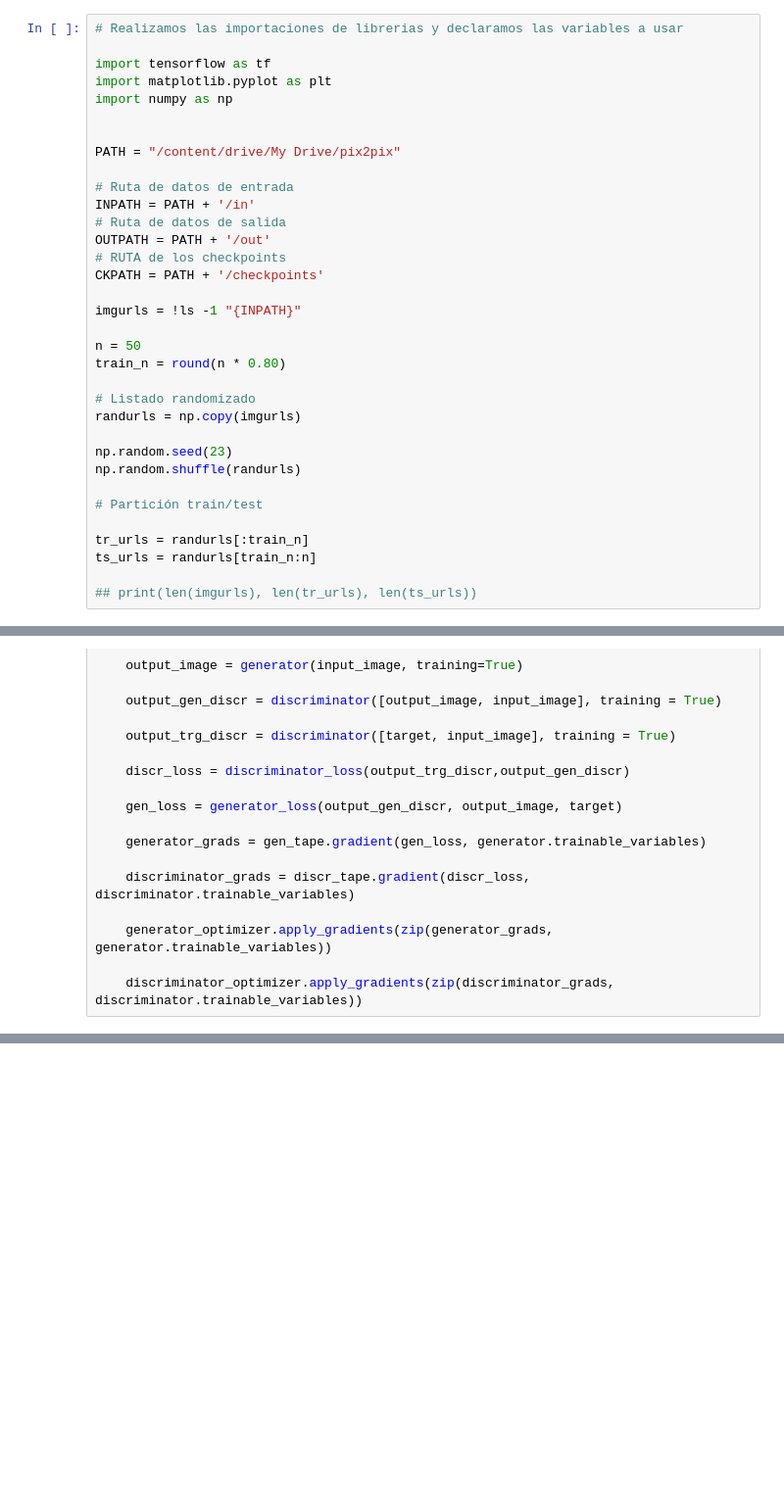
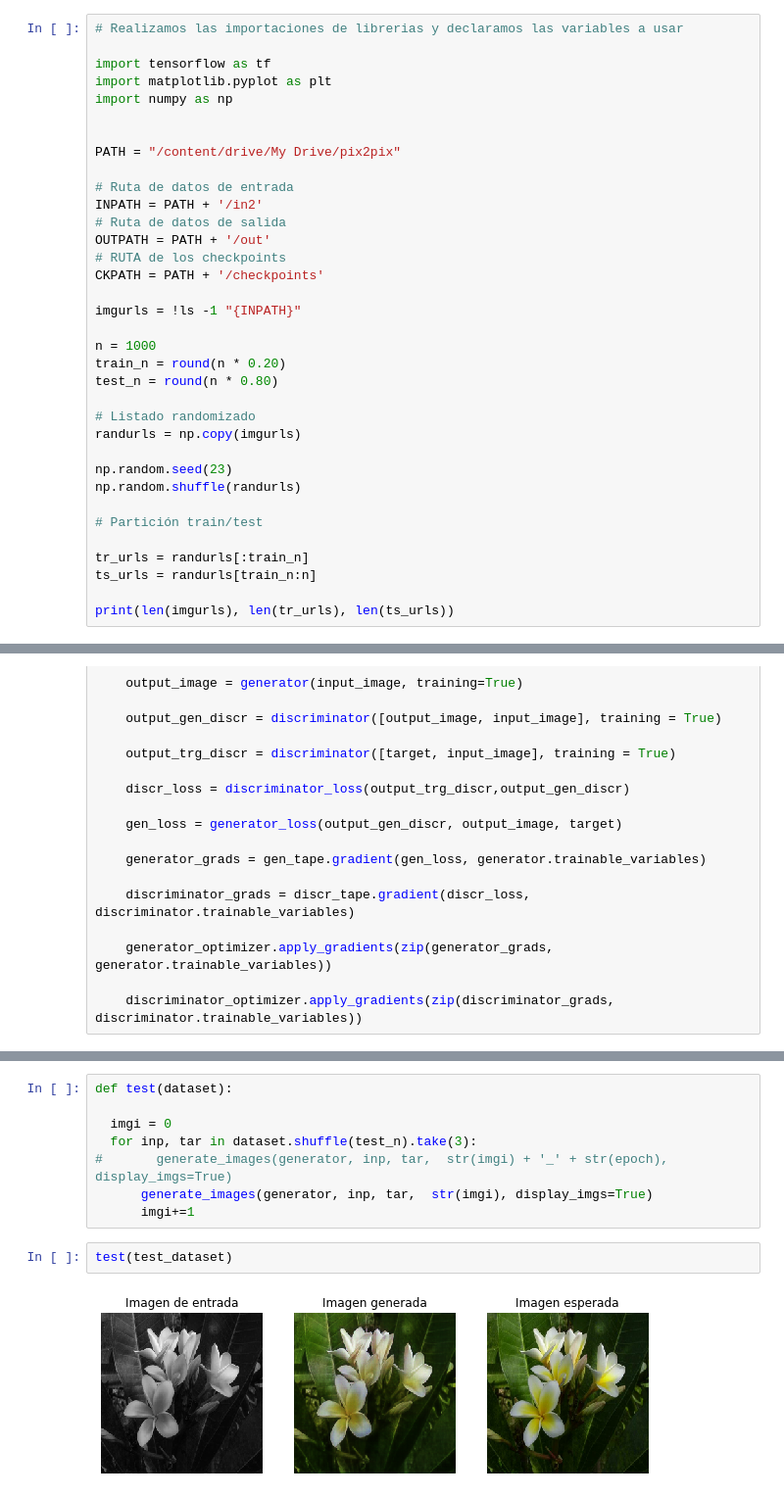
Before and after one commit to ftorres-10cero/Google-Colab-IA-Pix2Pix, a Jupyter notebook: IA_Notebook_Pix2Pix.ipynb, the cells around one changed output, grey strips where cells are left out. Shown at 98% size. Saved outputs shown, nothing was run; the diff lists cells and outputs as text; blank space fills up the shorter version.

```diff
--- a/IA_Notebook_Pix2Pix.ipynb
+++ b/IA_Notebook_Pix2Pix.ipynb
@@ -28,7 +28,7 @@ import numpy as np
 PATH = "/content/drive/My Drive/pix2pix"
 
 # Ruta de datos de entrada
-INPATH = PATH + '/in'
+INPATH = PATH + '/in2'
 # Ruta de datos de salida
 OUTPATH = PATH + '/out'
 # RUTA de los checkpoints
@@ -36,8 +36,9 @@ CKPATH = PATH + '/checkpoints'
 
 imgurls = !ls -1 "{INPATH}"
 
-n = 50
-train_n = round(n * 0.80)
+n = 1000
+train_n = round(n * 0.20)
+test_n = round(n * 0.80)
 
 # Listado randomizado
 randurls = np.copy(imgurls)
@@ -50,4 +51,4 @@ np.random.shuffle(randurls)
 tr_urls = randurls[:train_n]
 ts_urls = randurls[train_n:n]
 
-## print(len(imgurls), len(tr_urls), len(ts_urls))
+print(len(imgurls), len(tr_urls), len(ts_urls))
@@ -439,0 +470,12 @@ NotFoundError: ignored
+# %%
+def test(dataset):
+
+  imgi = 0
+  for inp, tar in dataset.shuffle(test_n).take(3):
+#       generate_images(generator, inp, tar,  str(imgi) + '_' + str(epoch), display_imgs=True)
+      generate_images(generator, inp, tar,  str(imgi), display_imgs=True)
+      imgi+=1
+# %%
+test(test_dataset)
+# %% [output]
+[figure, added]
```
Also changed, not shown: parts of 14 cells of this notebook.
